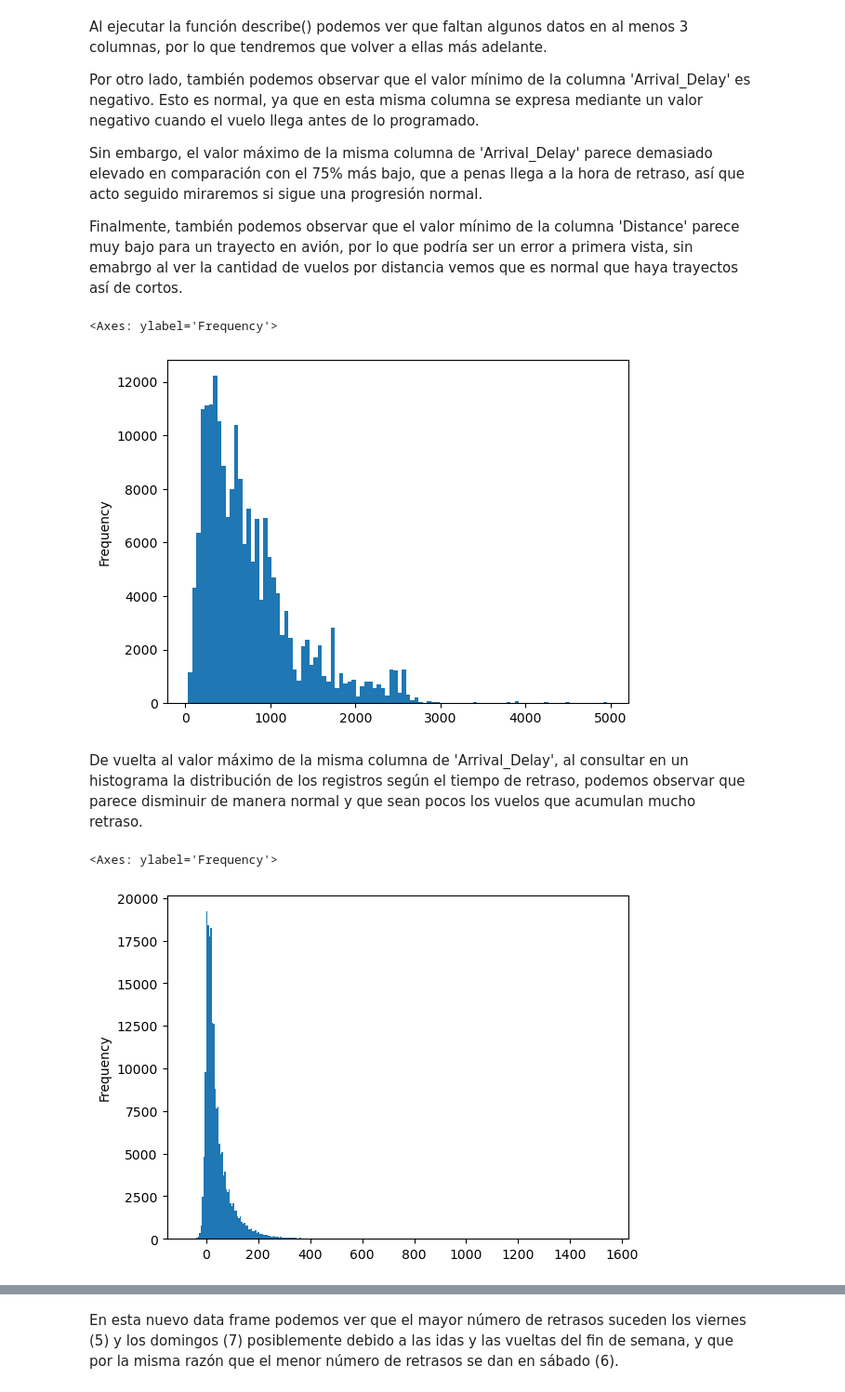
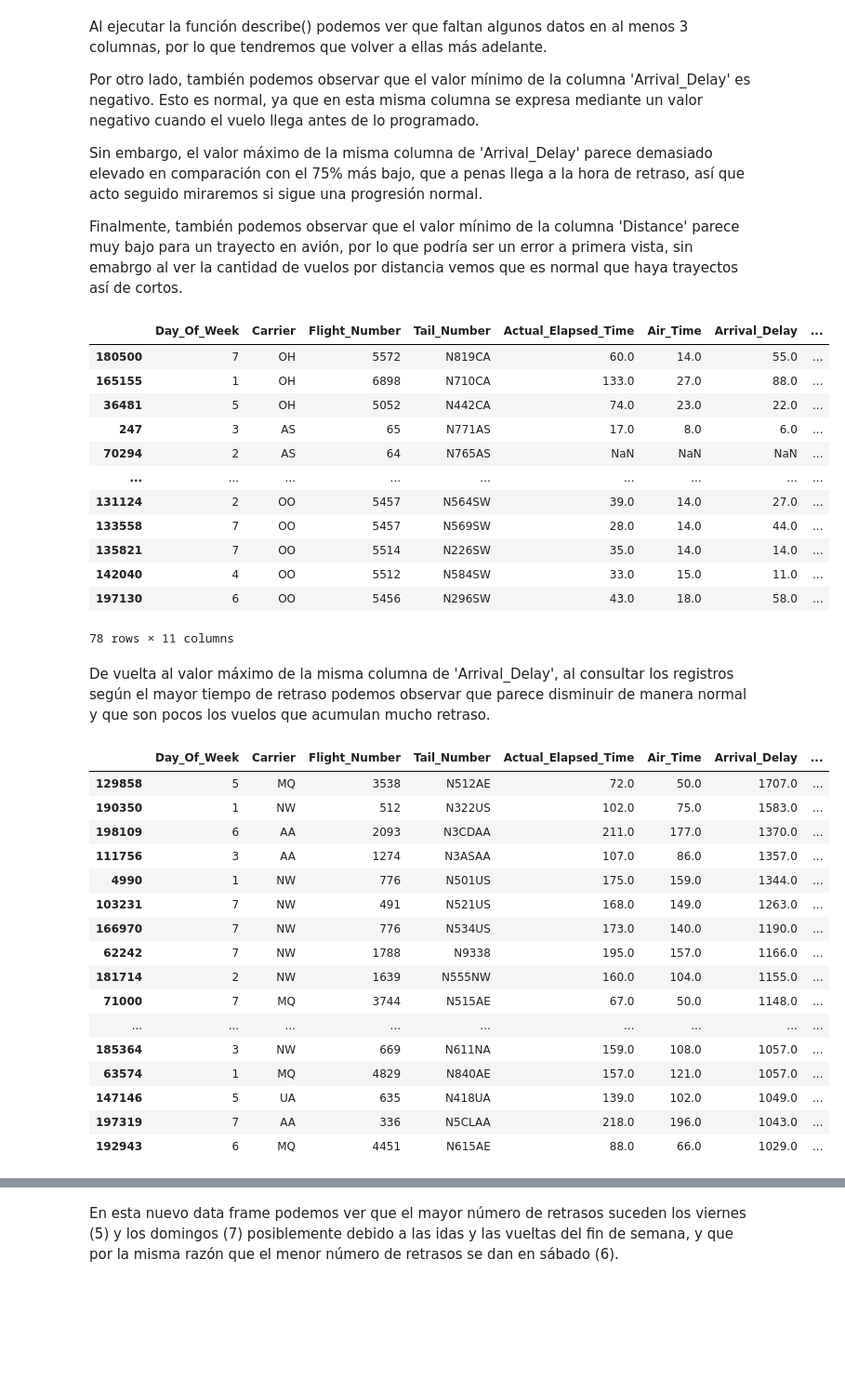
Before and after one commit to dcuxart/Ciencia_de_datos, a Jupyter notebook: Sprint_03_Tasca_02.ipynb, the cells around one changed output, grey strips where cells are left out. Shown: that part at 93% size. Drawn from its saved outputs; the diff is of its cells as text; code cells hidden in the pictures; blank space fills up the shorter version.

```diff
--- a/Sprint_03_Tasca_02.ipynb
+++ b/Sprint_03_Tasca_02.ipynb
@@ -58,17 +58,44 @@ Sin embargo, el valor máximo de la misma columna de 'Arrival_Delay' parece dema
 
 Finalmente, también podemos observar que el valor mínimo de la columna 'Distance' parece muy bajo para un trayecto en avión, por lo que podría ser un error a primera vista, sin emabrgo al ver la cantidad de vuelos por distancia vemos que es normal que haya trayectos así de cortos.
 # %%
-df['Distance'].plot(kind='hist', bins=100)
-#df0 = df[['Distance', 'Origin', 'Destination']]
-#df0.groupby('Distance')
-#df0.sort_values(by='Distance', ascending=True)[:5]
+df_more_delayed = df.loc[df['Distance'] < 50]
+df_more_delayed.sort_values(by='Distance', ascending=True)
+#df['Distance'].plot(kind='hist', bins=100)
 # %% [output]
+|  | Day_Of_Week | Carrier | Flight_Number | Tail_Number | Actual_Elapsed_Time | Air_Time | Arrival_Delay | ... |
+| 180500 | 7 | OH | 5572 | N819CA | 60.0 | 14.0 | 55.0 | ... |
+| 165155 | 1 | OH | 6898 | N710CA | 133.0 | 27.0 | 88.0 | ... |
+| 36481 | 5 | OH | 5052 | N442CA | 74.0 | 23.0 | 22.0 | ... |
+| 247 | 3 | AS | 65 | N771AS | 17.0 | 8.0 | 6.0 | ... |
+| 70294 | 2 | AS | 64 | N765AS | NaN | NaN | NaN | ... |
+| ... | ... | ... | ... | ... | ... | ... | ... | ... |
+| 131124 | 2 | OO | 5457 | N564SW | 39.0 | 14.0 | 27.0 | ... |
+| 133558 | 7 | OO | 5457 | N569SW | 28.0 | 14.0 | 44.0 | ... |
+| 135821 | 7 | OO | 5514 | N226SW | 35.0 | 14.0 | 14.0 | ... |
+| 142040 | 4 | OO | 5512 | N584SW | 33.0 | 15.0 | 11.0 | ... |
+| 197130 | 6 | OO | 5456 | N296SW | 43.0 | 18.0 | 58.0 | ... |
-<Axes: ylabel='Frequency'>
+78 rows × 11 columns
-[figure, removed]
 # %% [markdown]
-De vuelta al valor máximo de la misma columna de 'Arrival_Delay', al consultar en un histograma la distribución de los registros según el tiempo de retraso, podemos observar que parece disminuir de manera normal y que sean pocos los vuelos que acumulan mucho retraso.
+De vuelta al valor máximo de la misma columna de 'Arrival_Delay', al consultar los registros según el mayor tiempo de retraso podemos observar que parece disminuir de manera normal y que son pocos los vuelos que acumulan mucho retraso.
 # %%
-df['Arrival_Delay'].plot(kind='hist', bins=300)
+df_more_delayed = df.loc[df['Arrival_Delay'] > 1000]
+df_more_delayed.sort_values(by='Arrival_Delay', ascending=False)[:]
+#df['Arrival_Delay'].plot(kind='hist', bins=300)
 # %% [output]
-<Axes: ylabel='Frequency'>
-[figure, removed]
+|  | Day_Of_Week | Carrier | Flight_Number | Tail_Number | Actual_Elapsed_Time | Air_Time | Arrival_Delay | ... |
+| 129858 | 5 | MQ | 3538 | N512AE | 72.0 | 50.0 | 1707.0 | ... |
+| 190350 | 1 | NW | 512 | N322US | 102.0 | 75.0 | 1583.0 | ... |
+| 198109 | 6 | AA | 2093 | N3CDAA | 211.0 | 177.0 | 1370.0 | ... |
+| 111756 | 3 | AA | 1274 | N3ASAA | 107.0 | 86.0 | 1357.0 | ... |
+| 4990 | 1 | NW | 776 | N501US | 175.0 | 159.0 | 1344.0 | ... |
+| 103231 | 7 | NW | 491 | N521US | 168.0 | 149.0 | 1263.0 | ... |
+| 166970 | 7 | NW | 776 | N534US | 173.0 | 140.0 | 1190.0 | ... |
+| 62242 | 7 | NW | 1788 | N9338 | 195.0 | 157.0 | 1166.0 | ... |
+| 181714 | 2 | NW | 1639 | N555NW | 160.0 | 104.0 | 1155.0 | ... |
+| 71000 | 7 | MQ | 3744 | N515AE | 67.0 | 50.0 | 1148.0 | ... |
+| ... | ... | ... | ... | ... | ... | ... | ... | ... |
+| 185364 | 3 | NW | 669 | N611NA | 159.0 | 108.0 | 1057.0 | ... |
+| 63574 | 1 | MQ | 4829 | N840AE | 157.0 | 121.0 | 1057.0 | ... |
+| 147146 | 5 | UA | 635 | N418UA | 139.0 | 102.0 | 1049.0 | ... |
+| 197319 | 7 | AA | 336 | N5CLAA | 218.0 | 196.0 | 1043.0 | ... |
+| 192943 | 6 | MQ | 4451 | N615AE | 88.0 | 66.0 | 1029.0 | ... |
```
Also changed, not shown: parts of 20 cells of this notebook.
